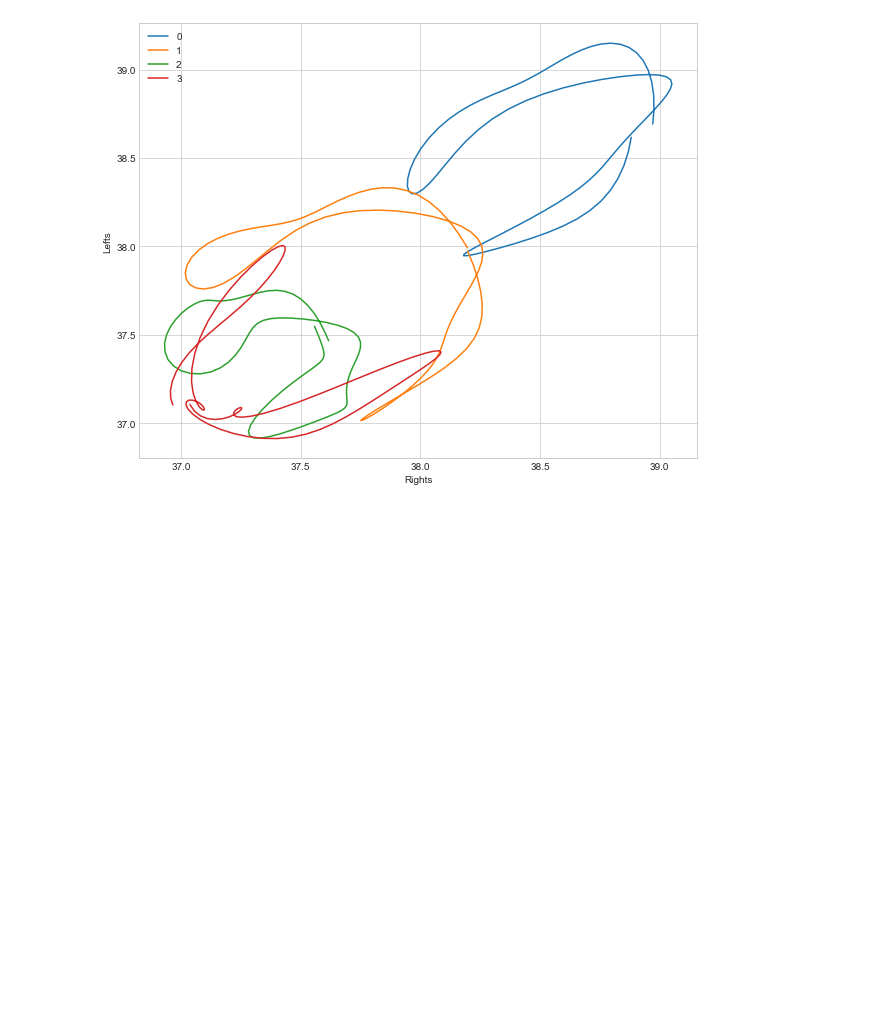
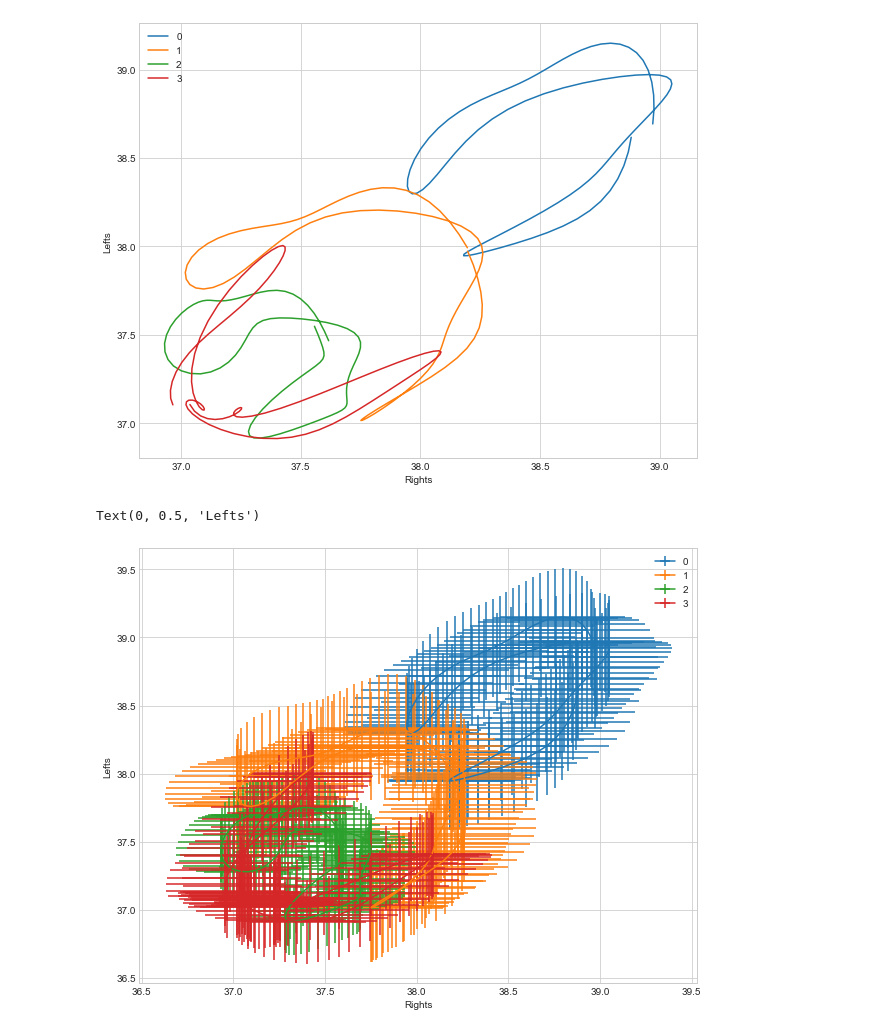
Before and after one commit to streckgumman/BikeFit, a Jupyter notebook: src/DIS.ipynb, the cells around one changed output. Cells and saved outputs as stored; diff of their text form; code cells hidden in the pictures; blank space fills up the shorter version.

```diff
--- a/src/DIS.ipynb
+++ b/src/DIS.ipynb
@@ -259,3 +257,35 @@ plt.ylabel('Lefts')
 # %% [output]
 Text(0, 0.5, 'Lefts')
 [figure]
+# %%
+# try it on the first person, 4 wattages
+bs_data = read_data("../Timeseries/timeseries.xml")
+person = []
+b_name = bs_data.find_all('name')
+length = len(b_name)
+df = calc_euclidian_distances(bs_data, 0, int(length/4))
+df1 = calc_euclidian_distances(bs_data, int(length/4), int(length/2))
+df2 = calc_euclidian_distances(bs_data, int(length/2), int((3 * length)/4))
+df3 = calc_euclidian_distances(bs_data, int(3 * int(length/4)), length)
+
+person.append(df)
+person.append(df1)
+person.append(df2)
+person.append(df3)
+# plot a figure
+plt.figure(figsize = (10,8))
+index = 0
+
+for person in person:
+    try:
+        plt.errorbar(person['Right Pelvic Angles'], person['Left Pelvic Angles'], xerr=person['Right Pelvic Angles'].std(), yerr=person['Left Pelvic Angles'].std(), label = index)
+    except:
+        print("fail :(")
+    index += 1
+
+plt.legend()
+plt.xlabel('Rights')
+plt.ylabel('Lefts')
+# %% [output]
+Text(0, 0.5, 'Lefts')
+[figure, added]
```
Also changed, not shown: parts of 8 cells of this notebook.
